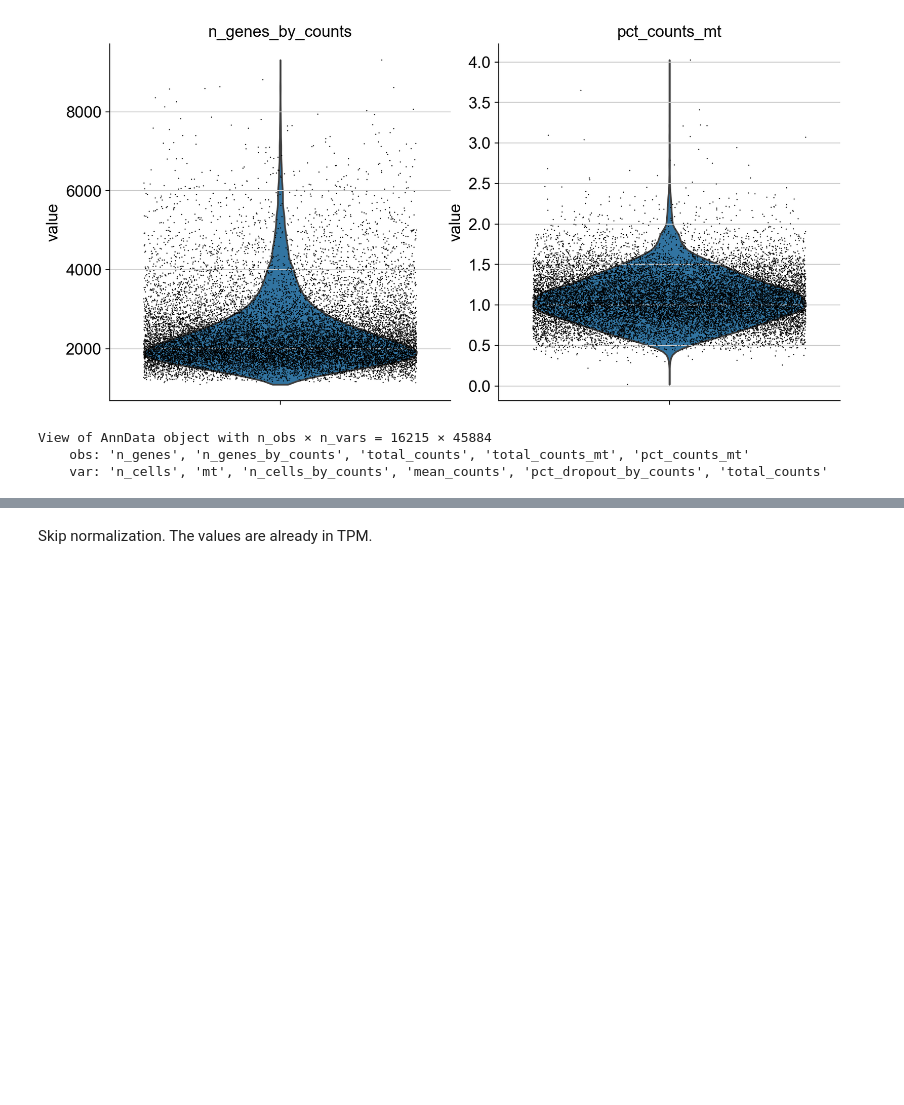
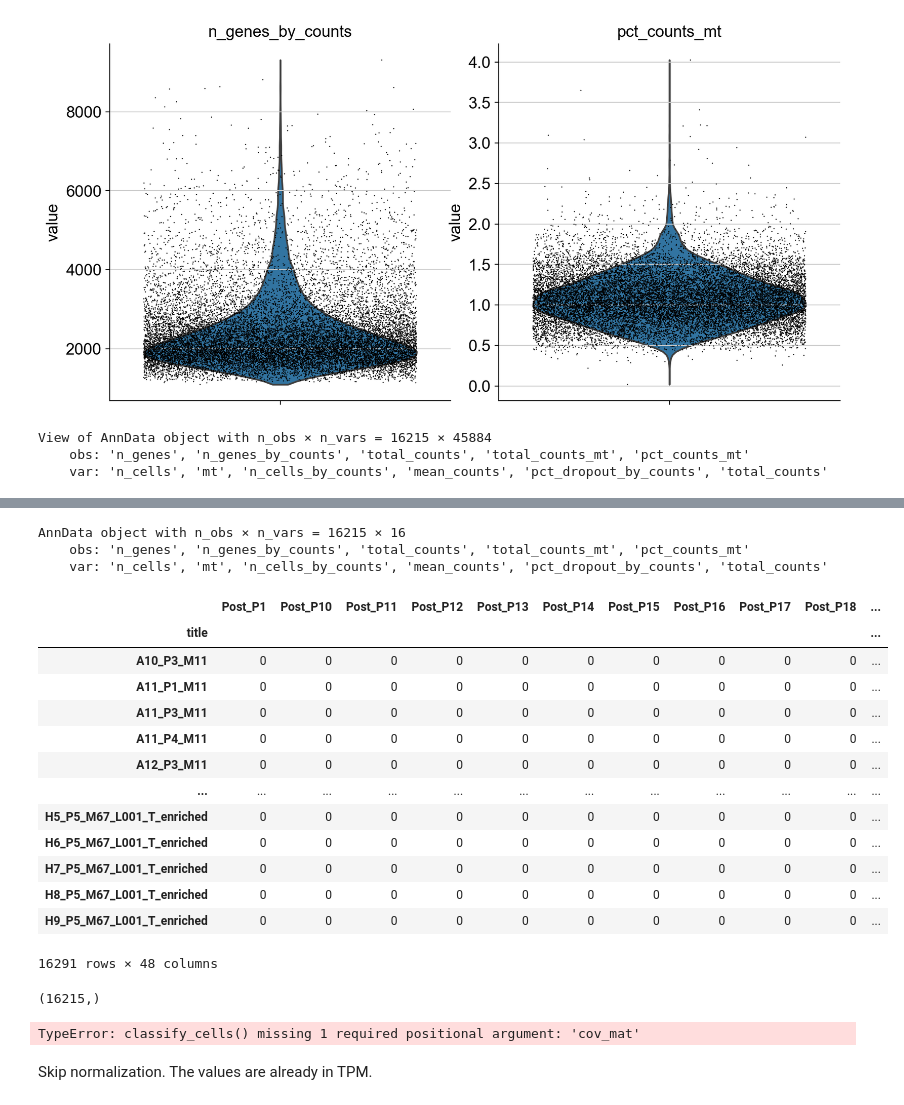
Before and after one commit to meg-bit/immune-cells-TIME-single-cell-anti-PD-1, a Jupyter notebook: 01automatic_sc_annotation.ipynb, the cells around one changed output, grey strips where cells are left out. Drawn from its saved outputs; the diff is of its cells as text; code cells hidden in the pictures; blank space fills up the shorter version.

```diff
--- a/01automatic_sc_annotation.ipynb
+++ b/01automatic_sc_annotation.ipynb
@@ -112,0 +113,5 @@ adata.X.shape
+# %%
+adata.obs = adata.obs.merge(meta,
+                            left_index=True,
+                            right_on='title').set_index('title')
+adata.obs
@@ -282,0 +271,45 @@ pred
+# %%
+bdata = adata[:, marker_onehot.index].copy()
+bdata
+# %% [output]
+AnnData object with n_obs × n_vars = 16215 × 16
+    obs: 'n_genes', 'n_genes_by_counts', 'total_counts', 'total_counts_mt', 'pct_counts_mt'
+    var: 'n_cells', 'mt', 'n_cells_by_counts', 'mean_counts', 'pct_dropout_by_counts', 'total_counts'
+# %%
+cov_mat = pd.get_dummies(adata.obs['sample_id'])
+cov_mat
+# %% [output]
+|  | Post_P1 | Post_P10 | Post_P11 | Post_P12 | Post_P13 | Post_P14 | Post_P15 | Post_P16 | Post_P17 | Post_P18 | ... |
+| title |  |  |  |  |  |  |  |  |  |  | ... |
+| A10_P3_M11 | 0 | 0 | 0 | 0 | 0 | 0 | 0 | 0 | 0 | 0 | ... |
+| A11_P1_M11 | 0 | 0 | 0 | 0 | 0 | 0 | 0 | 0 | 0 | 0 | ... |
+| A11_P3_M11 | 0 | 0 | 0 | 0 | 0 | 0 | 0 | 0 | 0 | 0 | ... |
+| A11_P4_M11 | 0 | 0 | 0 | 0 | 0 | 0 | 0 | 0 | 0 | 0 | ... |
+| A12_P3_M11 | 0 | 0 | 0 | 0 | 0 | 0 | 0 | 0 | 0 | 0 | ... |
+| ... | ... | ... | ... | ... | ... | ... | ... | ... | ... | ... | ... |
+| H5_P5_M67_L001_T_enriched | 0 | 0 | 0 | 0 | 0 | 0 | 0 | 0 | 0 | 0 | ... |
+| H6_P5_M67_L001_T_enriched | 0 | 0 | 0 | 0 | 0 | 0 | 0 | 0 | 0 | 0 | ... |
+| H7_P5_M67_L001_T_enriched | 0 | 0 | 0 | 0 | 0 | 0 | 0 | 0 | 0 | 0 | ... |
+| H8_P5_M67_L001_T_enriched | 0 | 0 | 0 | 0 | 0 | 0 | 0 | 0 | 0 | 0 | ... |
+| H9_P5_M67_L001_T_enriched | 0 | 0 | 0 | 0 | 0 | 0 | 0 | 0 | 0 | 0 | ... |
+16291 rows × 48 columns
+# %%
+# A size factor may be defined manually as
+# scaled library size (total UMI count)
+# and should not be placed on the log scale,
+# as the model will do this.
+# The library size should be computed before any gene subsetting
+# scIntegral paper used computeSumFactors from R package
+lib_size = adata.X.sum(1)
+size_factor = lib_size / np.mean(lib_size)
+size_factor.shape
+# %% [output]
+(16215,)
+# %%
+pred = scint_classifier.classify_cells(expr_mat=bdata.X,
+                                      cov_mat=cov_mat,
+                                      size_factor=size_factor,
+                                      marker_onehot=marker_onehot)
+pred
+# %% [output]
+TypeError: classify_cells() missing 1 required positional argument: 'cov_mat'
```
Also changed, not shown: parts of 17 cells of this notebook.
